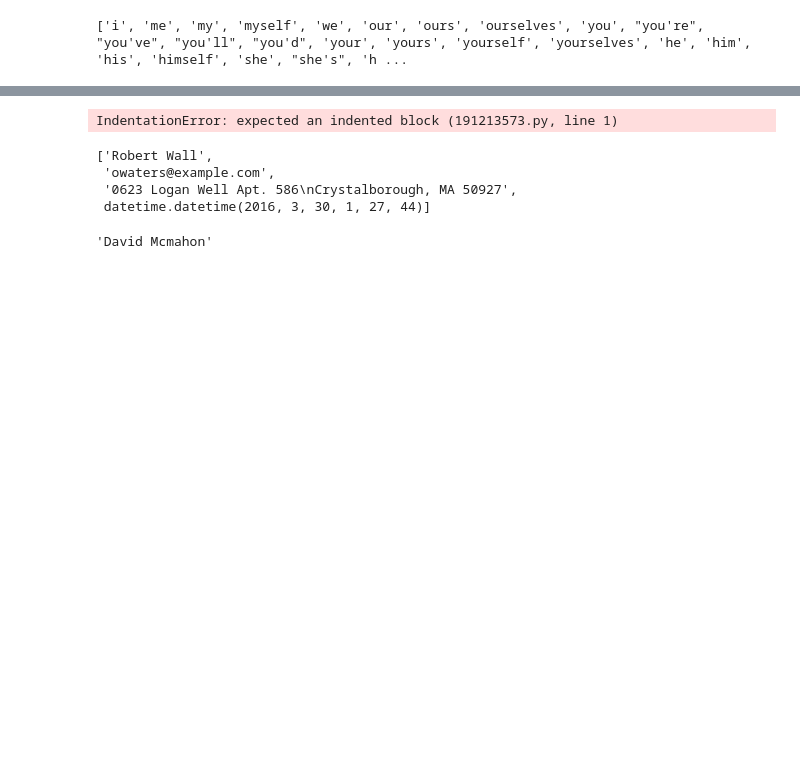
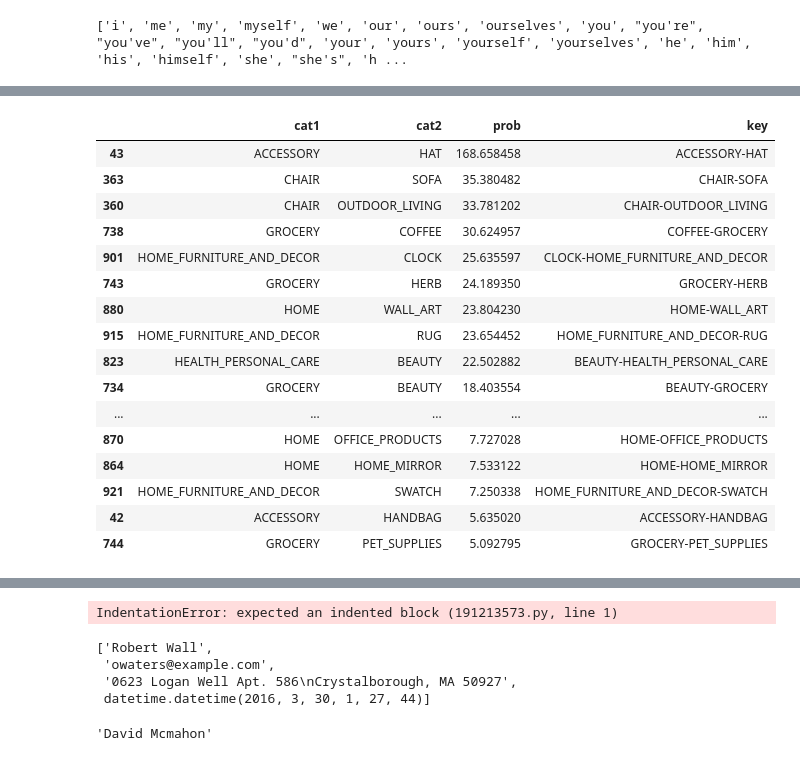
Before and after one commit to shishircc/data-generator, a Jupyter notebook: DataGenV2.ipynb, the cells around one changed output, grey strips where cells are left out. Cells and saved outputs as stored; diff of their text form; code cells hidden in the pictures; blank space fills up the shorter version.

```diff
--- a/DataGenV2.ipynb
+++ b/DataGenV2.ipynb
@@ -227,0 +313,2 @@ model.findKBest
+# %%
+top = pd.read_csv("top.csv")
@@ -227,0 +340,22 @@ model.findKBest
+# %%
+top_children = top[top.cat1.isin(top_cats_unique) & ~top.cat2.isin(top_cats_unique)]
+# %%
+top_children.head(20)
+# %% [output]
+|  | cat1 | cat2 | prob | key |
+| 43 | ACCESSORY | HAT | 168.658458 | ACCESSORY-HAT |
+| 363 | CHAIR | SOFA | 35.380482 | CHAIR-SOFA |
+| 360 | CHAIR | OUTDOOR_LIVING | 33.781202 | CHAIR-OUTDOOR_LIVING |
+| 738 | GROCERY | COFFEE | 30.624957 | COFFEE-GROCERY |
+| 901 | HOME_FURNITURE_AND_DECOR | CLOCK | 25.635597 | CLOCK-HOME_FURNITURE_AND_DECOR |
+| 743 | GROCERY | HERB | 24.189350 | GROCERY-HERB |
+| 880 | HOME | WALL_ART | 23.804230 | HOME-WALL_ART |
+| 915 | HOME_FURNITURE_AND_DECOR | RUG | 23.654452 | HOME_FURNITURE_AND_DECOR-RUG |
+| 823 | HEALTH_PERSONAL_CARE | BEAUTY | 22.502882 | BEAUTY-HEALTH_PERSONAL_CARE |
+| 734 | GROCERY | BEAUTY | 18.403554 | BEAUTY-GROCERY |
+| ... | ... | ... | ... | ... |
+| 870 | HOME | OFFICE_PRODUCTS | 7.727028 | HOME-OFFICE_PRODUCTS |
+| 864 | HOME | HOME_MIRROR | 7.533122 | HOME-HOME_MIRROR |
+| 921 | HOME_FURNITURE_AND_DECOR | SWATCH | 7.250338 | HOME_FURNITURE_AND_DECOR-SWATCH |
+| 42 | ACCESSORY | HANDBAG | 5.635020 | ACCESSORY-HANDBAG |
+| 744 | GROCERY | PET_SUPPLIES | 5.092795 | GROCERY-PET_SUPPLIES |
```
Also changed, not shown: parts of 44 cells of this notebook.
